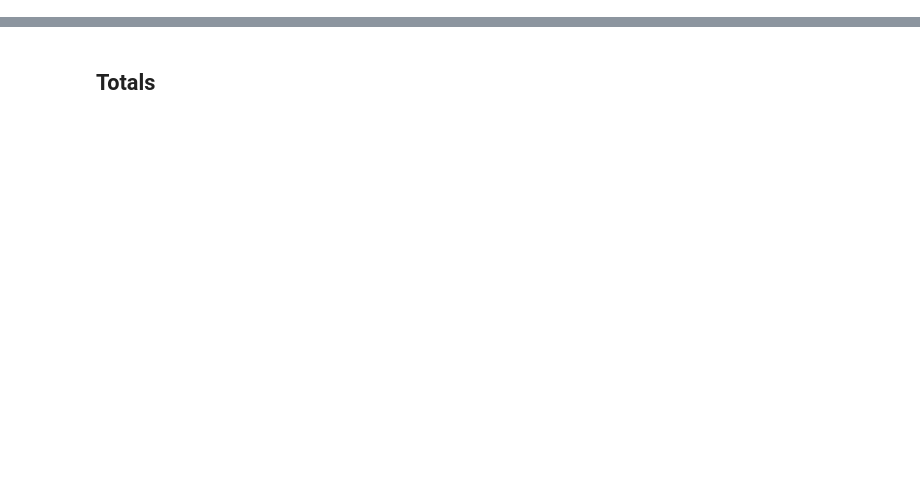
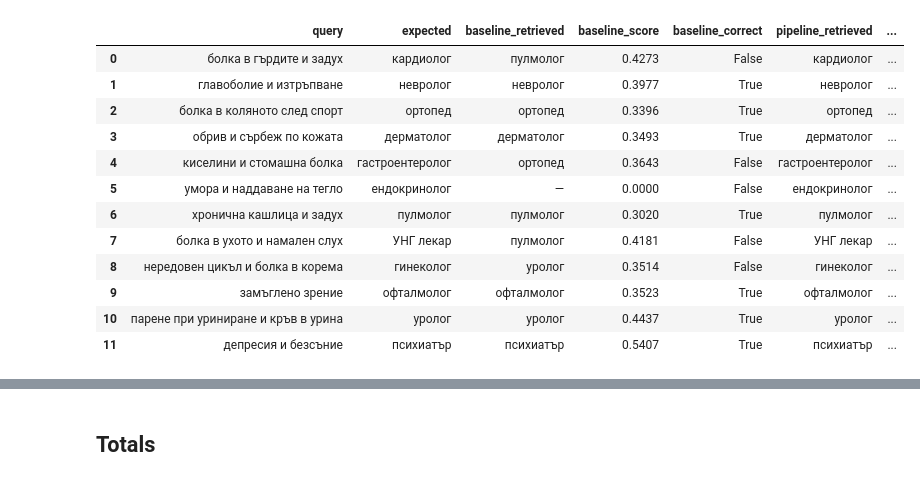
Before and after one commit to yordan-gergov01/medical-chatbot-mvp, a Jupyter notebook: notebooks/02_rag_indexing.ipynb, the cells around one changed output, grey strips where cells are left out. Drawn from its saved outputs; the diff is of its cells as text; code cells hidden in the pictures; blank space fills up the shorter version.

Commit message:
implement rerank and rewrite query logic to improve prompts and retrieved results

```diff
--- a/notebooks/02_rag_indexing.ipynb
+++ b/notebooks/02_rag_indexing.ipynb
@@ -88,7 +126,9 @@ print(f'Type: {type(index).__name__}')
 # %%
 metadata = [{'id': d['id'], **d['metadata']} for d in documents]
 
-faiss.write_index(index, str(INDEX_DIR / 'index.faiss'))
+index_bytes = faiss.serialize_index(index)
+with open(INDEX_DIR / 'index.faiss', 'wb') as f:
+    f.write(index_bytes)
 
 with open(INDEX_DIR / 'metadata.pkl', 'wb') as f:
     pickle.dump(metadata, f)
@@ -97,5 +137,7 @@ texts_map = {d['id']: d['text'] for d in documents}
 with open(INDEX_DIR / 'texts.pkl', 'wb') as f:
     pickle.dump(texts_map, f)
 
-for f in sorted(INDEX_DIR.iterdir()):
-    print(f'  {f.name}  ({f.stat().st_size/1024:.1f} KB)')
+np.save(INDEX_DIR / 'embeddings_raw.npy', embeddings)
+
+for p in sorted(INDEX_DIR.iterdir()):
+    print(f'{p.name}  {p.stat().st_size/1024:.1f} KB')
@@ -167,29 +276,46 @@ test_queries = [
     ('болка в ухото и намален слух', 'УНГ лекар'),
     ('нередовен цикъл и болка в корема', 'гинеколог'),
     ('замъглено зрение', 'офталмолог'),
-    ('парене при уриниране и кръв в урина','уролог'),
+    ('парене при уриниране и кръв в урина', 'уролог'),
     ('депресия и безсъние', 'психиатър'),
 ]
 
-results_summary = []
-for query, expected in test_queries:
-    response = client.embeddings.create(model=EMBEDDING_MODEL, input=[query])
-    q_vec = np.array([response.data[0].embedding], dtype=np.float32)
-    faiss.normalize_L2(q_vec)
-    scores, idxs = index.search(q_vec, 1)
-    top_meta = metadata[idxs[0][0]]
-    top_score = float(scores[0][0])
+def run_benchmark(use_rewrite: bool, use_rerank: bool) -> pd.DataFrame:
+    rows = []
+    for query, expected in test_queries:
+        df = search(query, top_k=1, doc_type='specialty',
+                    use_rewrite=use_rewrite, use_rerank=use_rerank)
+        if df.empty:
+            retrieved, score = '—', 0.0
+        else:
+            retrieved = df.iloc[0]['specialty']
+            score = float(df.iloc[0].get('rerank_score',
+                          df.iloc[0]['vector_score']))
+        rows.append({
+            'query': query[:38],
+            'expected': expected,
+            'retrieved': retrieved,
+            'score': round(score, 4),
+            'correct': expected.lower() in retrieved.lower(),
+        })
+    return pd.DataFrame(rows)
 
-    results_summary.append({
-        'query': query[:40],
-        'expected': expected,
-        'retrieved': top_meta.get('specialty', top_meta.get('type','—')),
-        'score': round(top_score, 4),
-        'correct': expected.lower() in top_meta.get('specialty','').lower()
-    })
+print('Running baseline (no rewrite, no rerank)...')
+df_baseline = run_benchmark(use_rewrite=False, use_rerank=False)
+acc_baseline = df_baseline['correct'].mean()
 
-df_results = pd.DataFrame(results_summary)
-accuracy = df_results['correct'].mean()
-print(f'Accuracy of top-1 retrieval: {accuracy:.0%} ({df_results["correct"].sum()}/{len(df_results)})')
-print()
-df_results
+print('\nRunning full pipeline (rewrite + rerank)...')
+df_pipeline = run_benchmark(use_rewrite=True, use_rerank=True)
+acc_pipeline = df_pipeline['correct'].mean()
+
+print(f'\nBaseline accuracy: {acc_baseline:.0%} ({df_baseline["correct"].sum()}/{len(df_baseline)})')
+print(f'Pipeline accuracy: {acc_pipeline:.0%} ({df_pipeline["correct"].sum()}/{len(df_pipeline)})')
+print(f'Improvement: +{(acc_pipeline - acc_baseline):.0%}')
+
+df_comparison = df_baseline[['query','expected','retrieved','score','correct']].copy()
+df_comparison.columns = ['query','expected','baseline_retrieved','baseline_score','baseline_correct']
+df_comparison['pipeline_retrieved'] = df_pipeline['retrieved'].values
+df_comparison['pipeline_score'] = df_pipeline['score'].values
+df_comparison['pipeline_correct'] = df_pipeline['correct'].values
+df_comparison
+# %% [output]
@@ -196 +339,14 @@ df_results
+|  | query | expected | baseline_retrieved | baseline_score | baseline_correct | pipeline_retrieved | ... |
+| 0 | болка в гърдите и задух | кардиолог | пулмолог | 0.4273 | False | кардиолог | ... |
+| 1 | главоболие и изтръпване | невролог | невролог | 0.3977 | True | невролог | ... |
+| 2 | болка в коляното след спорт | ортопед | ортопед | 0.3396 | True | ортопед | ... |
+| 3 | обрив и сърбеж по кожата | дерматолог | дерматолог | 0.3493 | True | дерматолог | ... |
+| 4 | киселини и стомашна болка | гастроентеролог | ортопед | 0.3643 | False | гастроентеролог | ... |
+| 5 | умора и наддаване на тегло | ендокринолог | — | 0.0000 | False | ендокринолог | ... |
+| 6 | хронична кашлица и задух | пулмолог | пулмолог | 0.3020 | True | пулмолог | ... |
+| 7 | болка в ухото и намален слух | УНГ лекар | пулмолог | 0.4181 | False | УНГ лекар | ... |
+| 8 | нередовен цикъл и болка в корема | гинеколог | уролог | 0.3514 | False | гинеколог | ... |
+| 9 | замъглено зрение | офталмолог | офталмолог | 0.3523 | True | офталмолог | ... |
+| 10 | парене при уриниране и кръв в урина | уролог | уролог | 0.4437 | True | уролог | ... |
+| 11 | депресия и безсъние | психиатър | психиатър | 0.5407 | True | психиатър | ... |
 # %%
```
Also changed, not shown: parts of 20 cells of this notebook, 2 other files.
